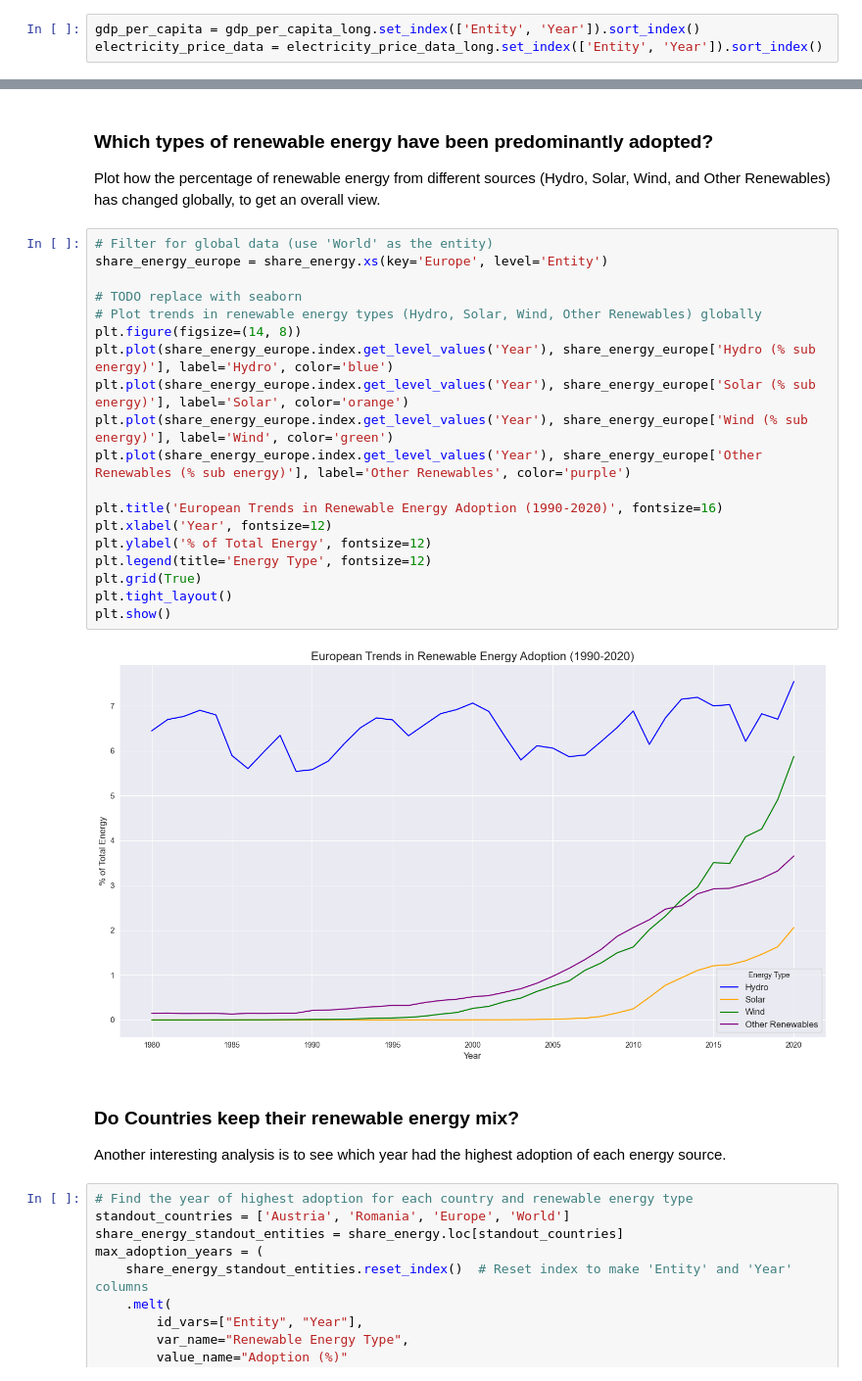
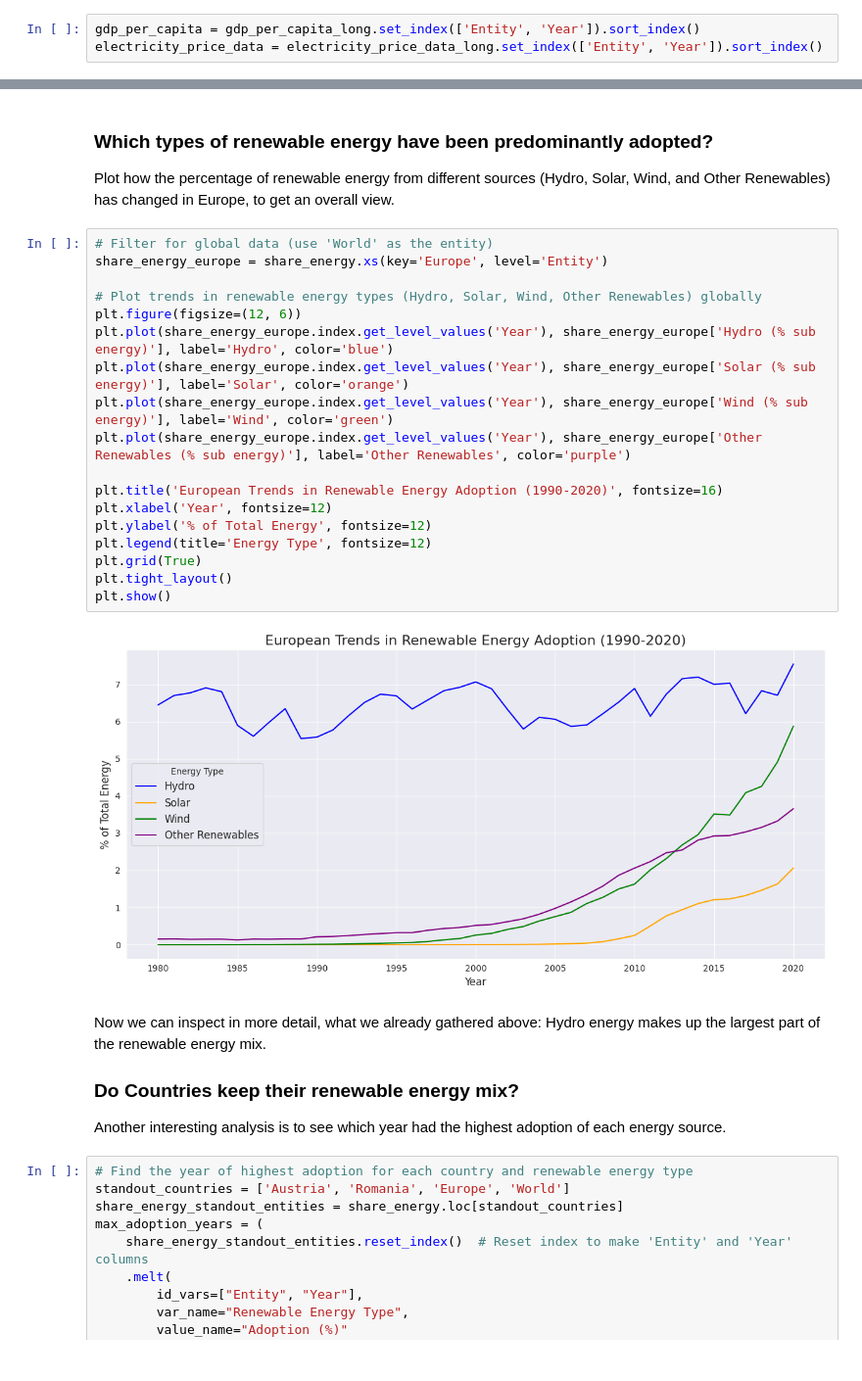
Before and after one commit to AlexanderGruebling/DOPP-Ex2, a Jupyter notebook: src/main.ipynb, the cells around one changed output, grey strips where cells are left out. Shown at 98% size. Cells and saved outputs as stored; diff of their text form.

```diff
--- a/src/main.ipynb
+++ b/src/main.ipynb
@@ -446,28 +458,29 @@ plt.show()
 # %% [markdown]
 ### Which types of renewable energy have been predominantly adopted?
-Plot how the percentage of renewable energy from different sources (Hydro, Solar, Wind, and Other Renewables) has changed globally, to get an overall view.
+Plot how the percentage of renewable energy from different sources (Hydro, Solar, Wind, and Other Renewables) has changed in Europe, to get an overall view.
 # %%
 # Filter for global data (use 'World' as the entity)
 share_energy_europe = share_energy.xs(key='Europe', level='Entity')
 
-# TODO replace with seaborn
 # Plot trends in renewable energy types (Hydro, Solar, Wind, Other Renewables) globally
-plt.figure(figsize=(14, 8))
+plt.figure(figsize=(12, 6))
 plt.plot(share_energy_europe.index.get_level_values('Year'), share_energy_europe['Hydro (% sub energy)'], label='Hydro', color='blue')
 plt.plot(share_energy_europe.index.get_level_values('Year'), share_energy_europe['Solar (% sub energy)'], label='Solar', color='orange')
 plt.plot(share_energy_europe.index.get_level_values('Year'), share_energy_europe['Wind (% sub energy)'], label='Wind', color='green')
 plt.plot(share_energy_europe.index.get_level_values('Year'), share_energy_europe['Other Renewables (% sub energy)'], label='Other Renewables', color='purple')
 
 plt.title('European Trends in Renewable Energy Adoption (1990-2020)', fontsize=16)
 plt.xlabel('Year', fontsize=12)
 plt.ylabel('% of Total Energy', fontsize=12)
 plt.legend(title='Energy Type', fontsize=12)
 plt.grid(True)
 plt.tight_layout()
 plt.show()
 # %% [output]
-[figure, old version]
+[figure, new version]
 # %% [markdown]
+Now we can inspect in more detail, what we already gathered above: Hydro energy makes up the largest part of the renewable energy mix.
+
 ### Do Countries keep their renewable energy mix?
 Another interesting analysis is to see which year had the highest adoption of each energy source.
 # %%
```
Also changed, not shown: parts of 41 cells of this notebook, 1 other file.
